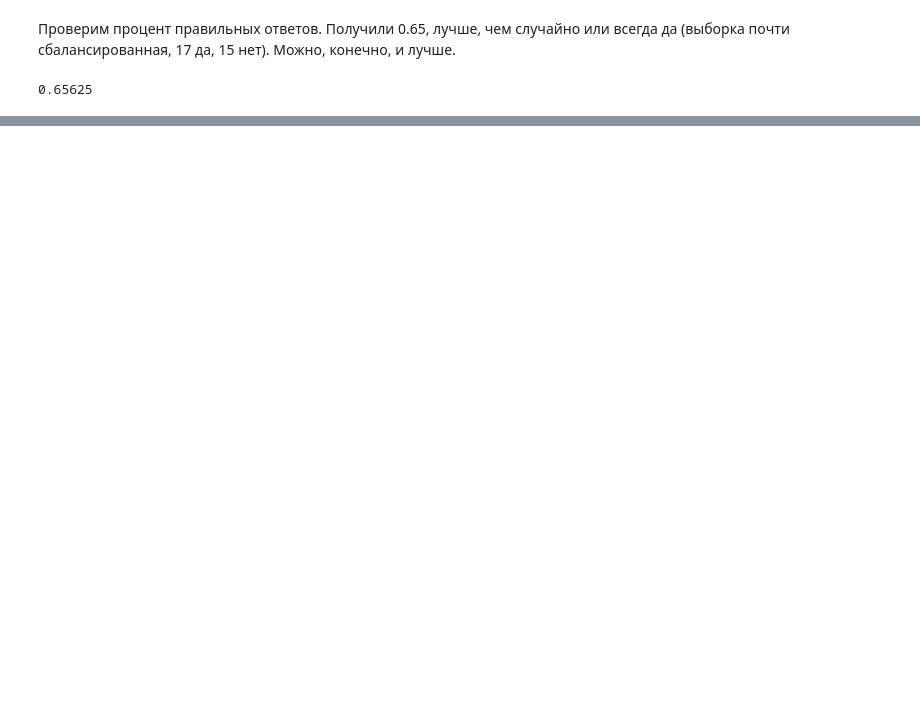
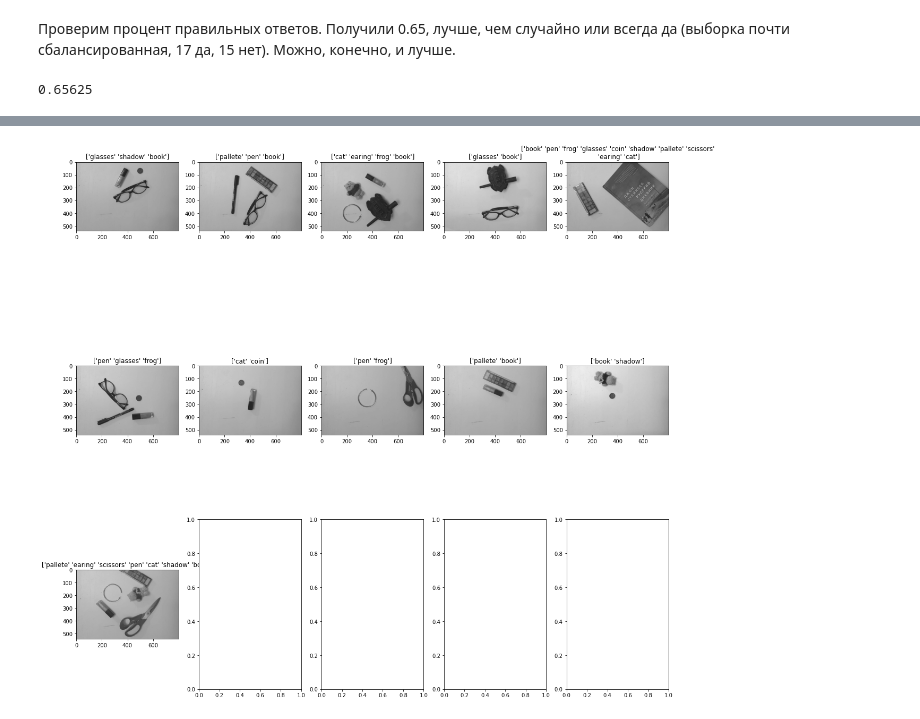
Before and after one commit to evoloshinova/intelligent-placer, a Jupyter notebook: intelligent-placer.ipynb, the cells around one changed output, grey strips where cells are left out. Cells and saved outputs as stored; diff of their text form; code cells hidden in the pictures; blank space fills up the shorter version.

```diff
--- a/intelligent-placer.ipynb
+++ b/intelligent-placer.ipynb
@@ -229,6 +273,6 @@ def can_fit(polygon, detected_objects):
 # %%
 answers = []
-for i in range(len(objects)):
+for i in range(len(detected_objects)):
     answers.append(can_fit(polygon_hulls[i], detected_objects[i]))
 answers
 # %% [output]
@@ -263,0 +326,10 @@ np.sum(value) / 32
+# %%
+fig, ax = plt.subplots(3, 5, figsize=(20, 20))
+j = 0
+for i in range(32):
+    if answers[i] != df.iloc[:, 1][i]:
+        ax[j // 5][j % 5].imshow(objects[i], cmap='gray')
+        ax[j // 5][j % 5].set_title(str(template_names[detected_objects[i]]))
+        j += 1
+# %% [output]
+[figure, added]
```
Also changed, not shown: parts of 12 cells of this notebook.
